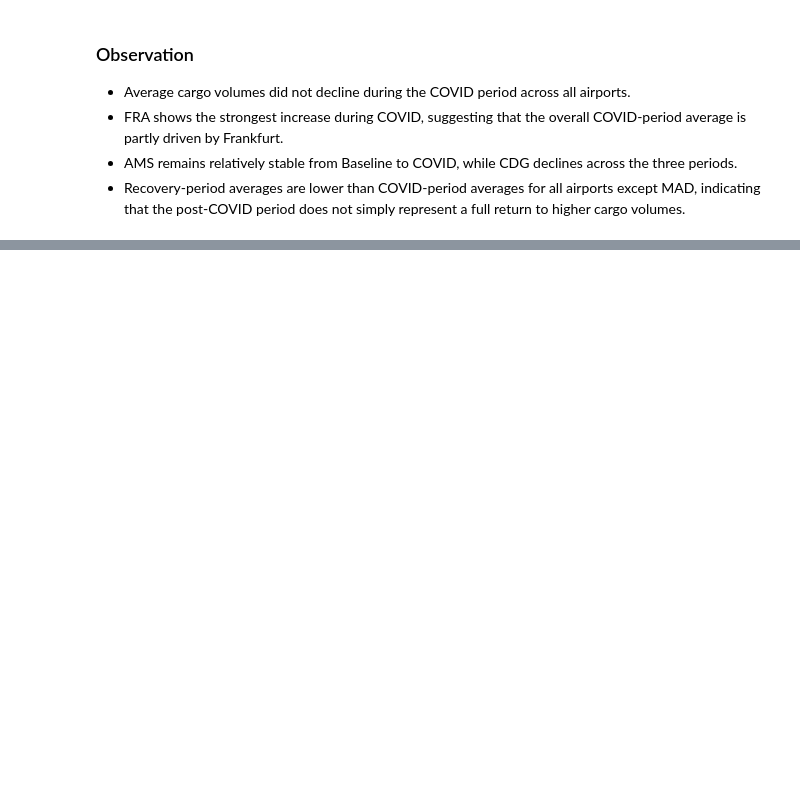
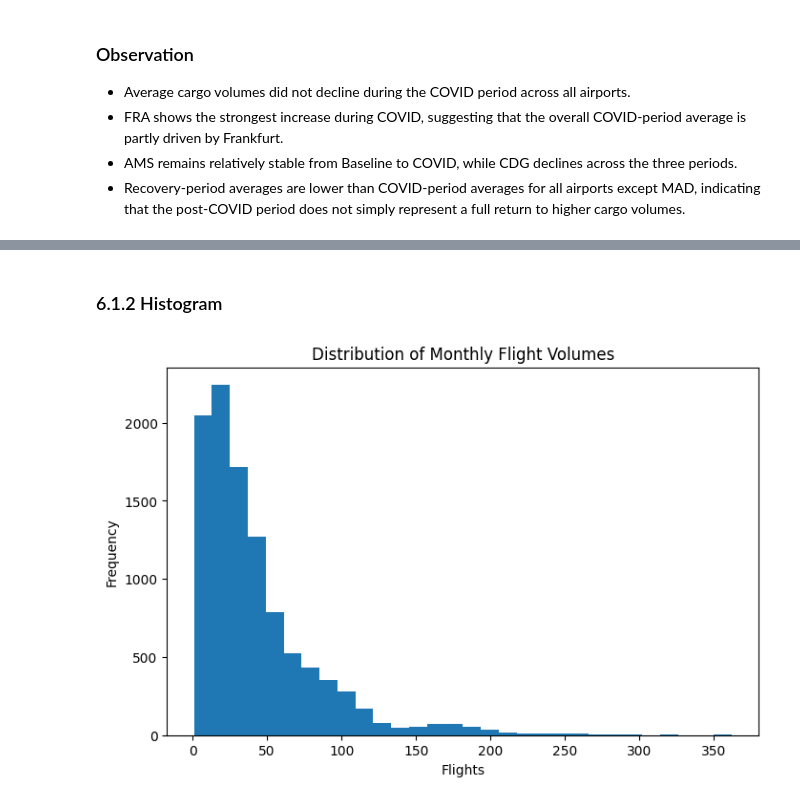
Before and after one commit to h-albrecht-ams/Capstone-Project, a Jupyter notebook: python/01_cargo_analysis.ipynb, the cells around one changed output, grey strips where cells are left out. Cells and saved outputs as stored; diff of their text form; code cells hidden in the pictures; blank space fills up the shorter version.

Commit message:
Finish section 06 Explore Flights

```diff
--- a/python/01_cargo_analysis.ipynb
+++ b/python/01_cargo_analysis.ipynb
@@ -1453,0 +1478,15 @@ plt.show()
+# %% [markdown]
+### 6.1.2 Histogram
+# %%
+import matplotlib.pyplot as plt
+
+plt.figure(figsize=(8,5))
+plt.hist(cargo_core["flights"], bins=30)
+
+plt.title("Distribution of Monthly Flight Volumes")
+plt.xlabel("Flights")
+plt.ylabel("Frequency")
+
+plt.show()
+# %% [output]
+[figure, added]
```
Also changed, not shown: parts of 85 cells of this notebook.
